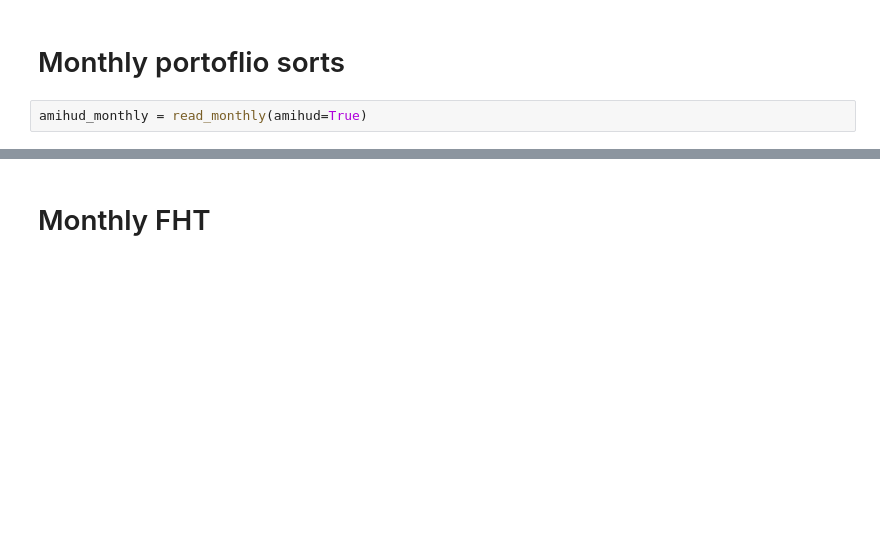
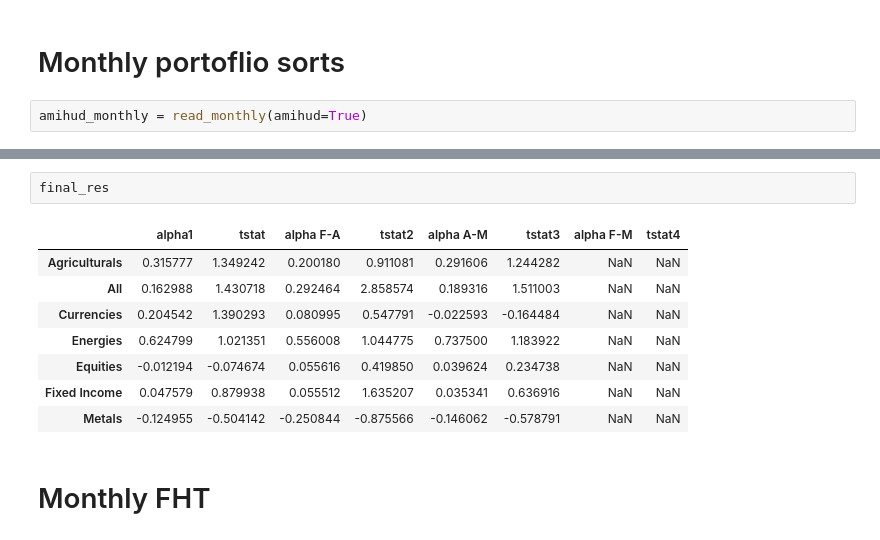
Before and after one commit to mrefermat/FinancePhD, a Jupyter notebook: LiquidityMomentum/Paper 2 - LiquidityFactor.ipynb, the cells around one changed output, grey strips where cells are left out. Cells and saved outputs as stored; diff of their text form; blank space fills up the shorter version.

```diff
--- a/LiquidityMomentum/Paper 2 - LiquidityFactor.ipynb
+++ b/LiquidityMomentum/Paper 2 - LiquidityFactor.ipynb
@@ -196,3 +183,14 @@ KeyError: 'Commodities'
+# %%
+final_res
+# %% [output]
+|  | alpha1 | tstat | alpha F-A | tstat2 | alpha A-M | tstat3 | alpha F-M | tstat4 |
+| Agriculturals | 0.315777 | 1.349242 | 0.200180 | 0.911081 | 0.291606 | 1.244282 | NaN | NaN |
+| All | 0.162988 | 1.430718 | 0.292464 | 2.858574 | 0.189316 | 1.511003 | NaN | NaN |
+| Currencies | 0.204542 | 1.390293 | 0.080995 | 0.547791 | -0.022593 | -0.164484 | NaN | NaN |
+| Energies | 0.624799 | 1.021351 | 0.556008 | 1.044775 | 0.737500 | 1.183922 | NaN | NaN |
+| Equities | -0.012194 | -0.074674 | 0.055616 | 0.419850 | 0.039624 | 0.234738 | NaN | NaN |
+| Fixed Income | 0.047579 | 0.879938 | 0.055512 | 1.635207 | 0.035341 | 0.636916 | NaN | NaN |
+| Metals | -0.124955 | -0.504142 | -0.250844 | -0.875566 | -0.146062 | -0.578791 | NaN | NaN |
 # %% [markdown]
 # Monthly FHT
 # %%
```
Also changed, not shown: parts of 22 cells of this notebook.
